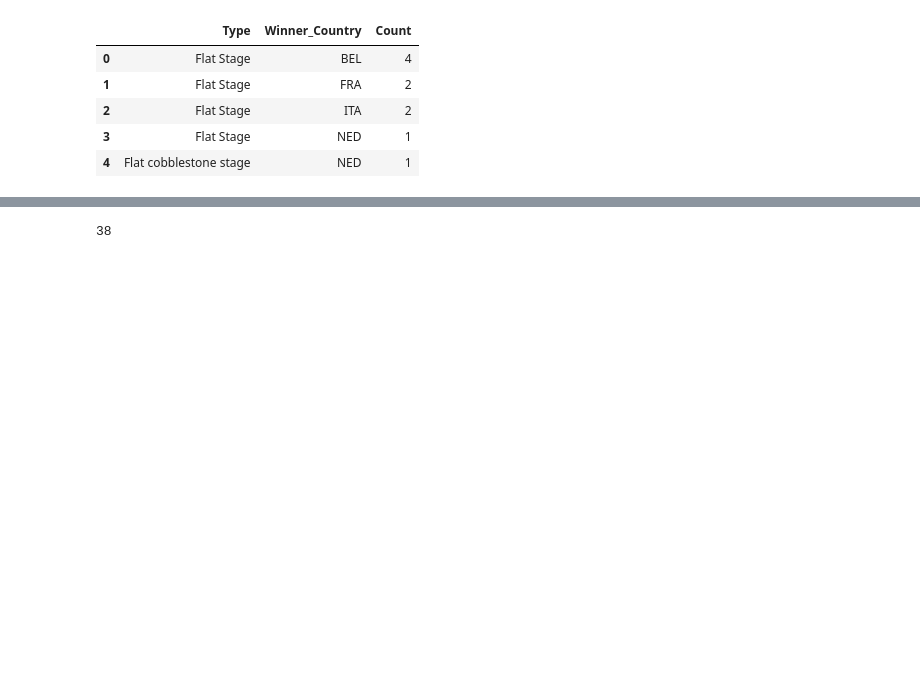
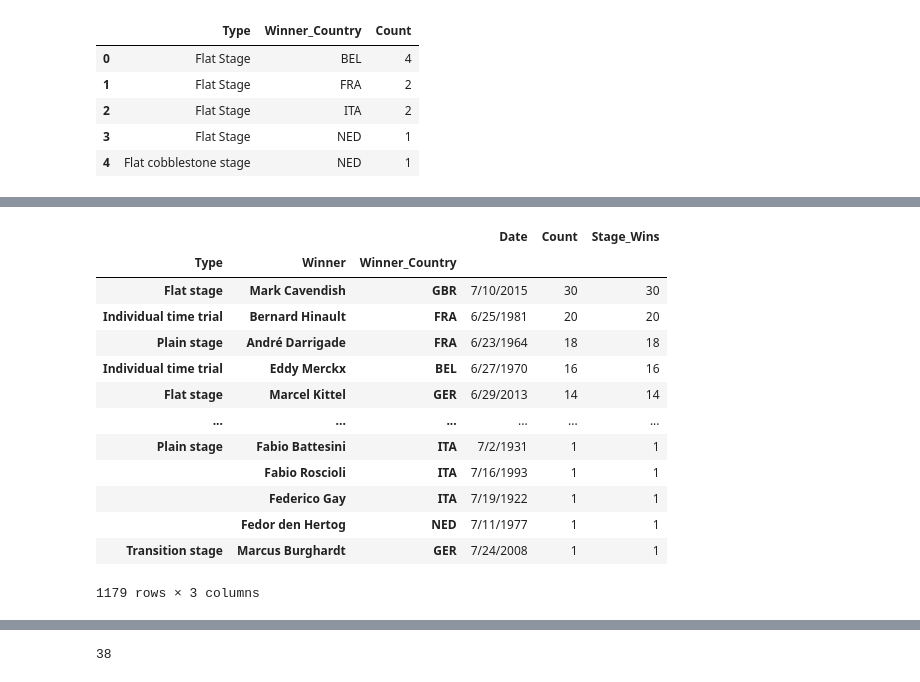
Before and after one commit to pascualcam/tour-de-tour, a Jupyter notebook: tour_de_france_analysis.ipynb, the cells around one changed output, grey strips where cells are left out. Cells and saved outputs as stored; diff of their text form; code cells hidden in the pictures; blank space fills up the shorter version.

```diff
--- a/tour_de_france_analysis.ipynb
+++ b/tour_de_france_analysis.ipynb
@@ -373,0 +391,20 @@ merged.head(50)
+# %%
+result = agg.sort_values('Count', ascending = False)
+# %%
+result['Stage_Wins'] = result['Count']
+result
+# %% [output]
+|  |  |  | Date | Count | Stage_Wins |
+| Type | Winner | Winner_Country |  |  |  |
+| Flat stage | Mark Cavendish | GBR | 7/10/2015 | 30 | 30 |
+| Individual time trial | Bernard Hinault | FRA | 6/25/1981 | 20 | 20 |
+| Plain stage | André Darrigade | FRA | 6/23/1964 | 18 | 18 |
+| Individual time trial | Eddy Merckx | BEL | 6/27/1970 | 16 | 16 |
+| Flat stage | Marcel Kittel | GER | 6/29/2013 | 14 | 14 |
+| ... | ... | ... | ... | ... | ... |
+| Plain stage | Fabio Battesini | ITA | 7/2/1931 | 1 | 1 |
+|  | Fabio Roscioli | ITA | 7/16/1993 | 1 | 1 |
+|  | Federico Gay | ITA | 7/19/1922 | 1 | 1 |
+|  | Fedor den Hertog | NED | 7/11/1977 | 1 | 1 |
+| Transition stage | Marcus Burghardt | GER | 7/24/2008 | 1 | 1 |
+1179 rows × 3 columns
```
Also changed, not shown: parts of 6 cells of this notebook.
